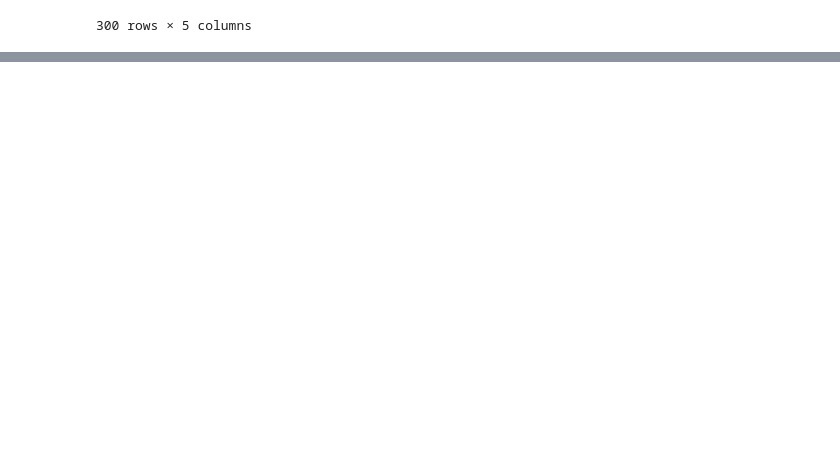
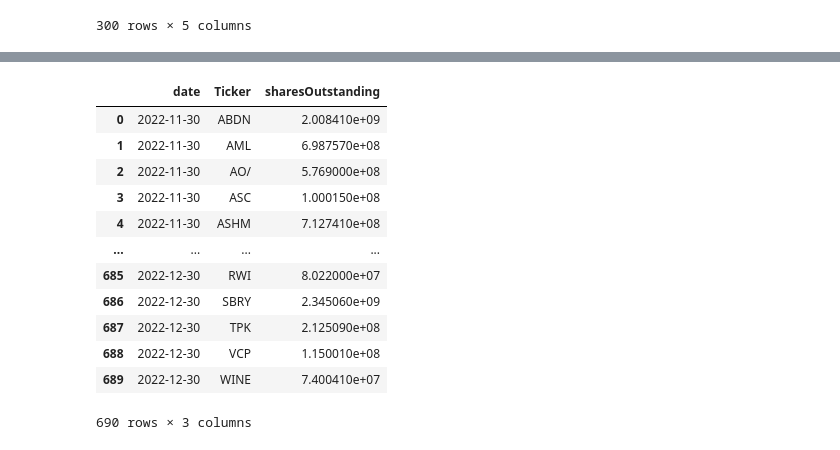
Before and after one commit to nikulpatel3141/UK-Short-Tracker, a Jupyter notebook: Notebooks/process_scripting.ipynb, the cells around one changed output, grey strips where cells are left out. Saved outputs shown, nothing was run; the diff lists cells and outputs as text; code cells hidden in the pictures; blank space fills up the shorter version.

```diff
--- a/Notebooks/process_scripting.ipynb
+++ b/Notebooks/process_scripting.ipynb
@@ -283,0 +366,4 @@ cur_discl
+# %%
+latest_rpt_date = discl_data[DATE_COL].max()
+lookback_date = n_bdays_ago(22, latest_rpt_date)
+latest_rpt_date, latest_rpt_date
@@ -283,0 +372,3 @@ cur_discl
+# %%
+reindex_dates = pd.bdate_range(lookback_date, latest_rpt_date, name=DATE_COL)
+reindex_dates
@@ -283,0 +400,18 @@ cur_discl
+# %%
+sh_out = reindex_mkt_data(mkt_data[mkt_data[ITEM_COL]==SH_OUT_COL], reindex_dates, bfill=True)
+sh_out = sh_out.rename(columns={VALUE_COL: SH_OUT_COL})
+sh_out
+# %% [output]
+|  | date | Ticker | sharesOutstanding |
+| 0 | 2022-11-30 | ABDN | 2.008410e+09 |
+| 1 | 2022-11-30 | AML | 6.987570e+08 |
+| 2 | 2022-11-30 | AO/ | 5.769000e+08 |
+| 3 | 2022-11-30 | ASC | 1.000150e+08 |
+| 4 | 2022-11-30 | ASHM | 7.127410e+08 |
+| ... | ... | ... | ... |
+| 685 | 2022-12-30 | RWI | 8.022000e+07 |
+| 686 | 2022-12-30 | SBRY | 2.345060e+09 |
+| 687 | 2022-12-30 | TPK | 2.125090e+08 |
+| 688 | 2022-12-30 | VCP | 1.150010e+08 |
+| 689 | 2022-12-30 | WINE | 7.400410e+07 |
+690 rows × 3 columns
```
Also changed, not shown: parts of 17 cells of this notebook, 2 other files.
